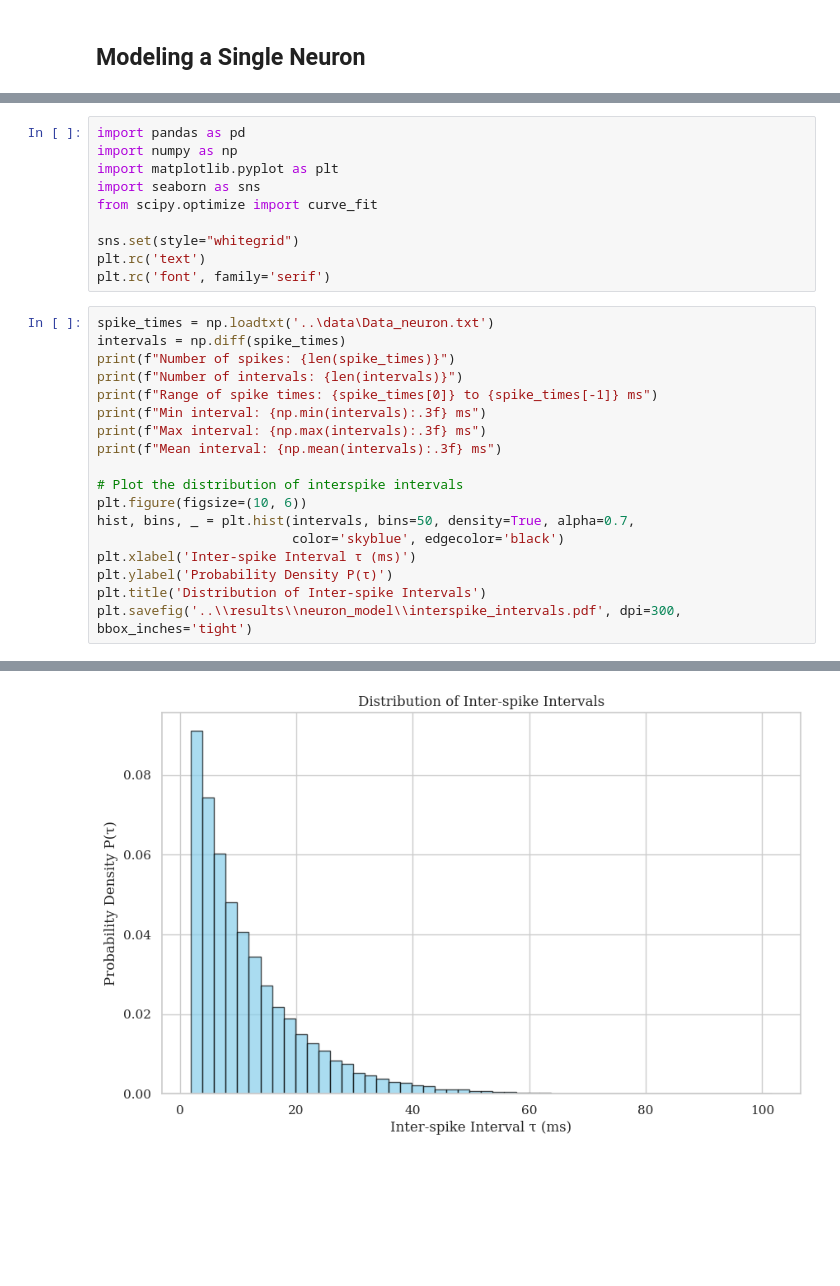
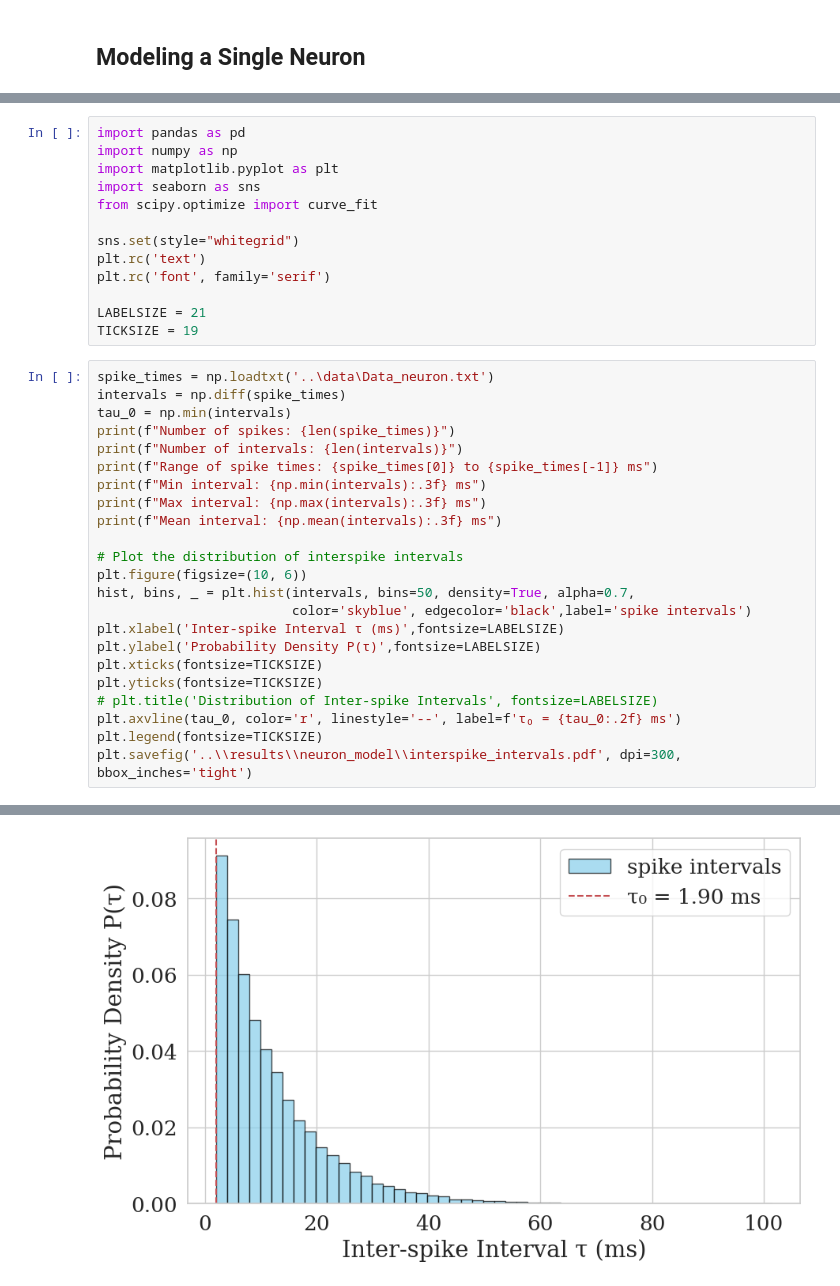
Before and after one commit to magggienn/Theory-of-Complex-Systems---1, a Jupyter notebook: src/model_neuron.ipynb, the cells around one changed output, grey strips where cells are left out. Drawn from its saved outputs; the diff is of its cells as text; blank space fills up the shorter version.

```diff
--- a/src/model_neuron.ipynb
+++ b/src/model_neuron.ipynb
@@ -25,29 +10,37 @@ from scipy.optimize import curve_fit
 sns.set(style="whitegrid")
 plt.rc('text')
 plt.rc('font', family='serif')
+
+LABELSIZE = 21
+TICKSIZE = 19
 # %%
 spike_times = np.loadtxt('..\data\Data_neuron.txt')
 intervals = np.diff(spike_times)
+tau_0 = np.min(intervals)
 print(f"Number of spikes: {len(spike_times)}")
 print(f"Number of intervals: {len(intervals)}")
 print(f"Range of spike times: {spike_times[0]} to {spike_times[-1]} ms")
 print(f"Min interval: {np.min(intervals):.3f} ms")
 print(f"Max interval: {np.max(intervals):.3f} ms")
 print(f"Mean interval: {np.mean(intervals):.3f} ms")
 
 # Plot the distribution of interspike intervals
 plt.figure(figsize=(10, 6))
 hist, bins, _ = plt.hist(intervals, bins=50, density=True, alpha=0.7,
-                         color='skyblue', edgecolor='black')
-plt.xlabel('Inter-spike Interval τ (ms)')
-plt.ylabel('Probability Density P(τ)')
-plt.title('Distribution of Inter-spike Intervals')
+                         color='skyblue', edgecolor='black',label='spike intervals')
+plt.xlabel('Inter-spike Interval τ (ms)',fontsize=LABELSIZE)
+plt.ylabel('Probability Density P(τ)',fontsize=LABELSIZE)
+plt.xticks(fontsize=TICKSIZE)
+plt.yticks(fontsize=TICKSIZE)
+# plt.title('Distribution of Inter-spike Intervals', fontsize=LABELSIZE)
+plt.axvline(tau_0, color='r', linestyle='--', label=f'τ₀ = {tau_0:.2f} ms')
+plt.legend(fontsize=TICKSIZE)
 plt.savefig('..\\results\\neuron_model\\interspike_intervals.pdf', dpi=300, bbox_inches='tight')
 # %% [output]
 Number of spikes: 30165
 Number of intervals: 30164
 Range of spike times: 2.01 to 359978.54 ms
 Min interval: 1.900 ms
 Max interval: 101.580 ms
 Mean interval: 11.934 ms
-[figure, old version]
+[figure, new version]
```
Also changed, not shown: parts of 9 cells of this notebook, 16 other files.
